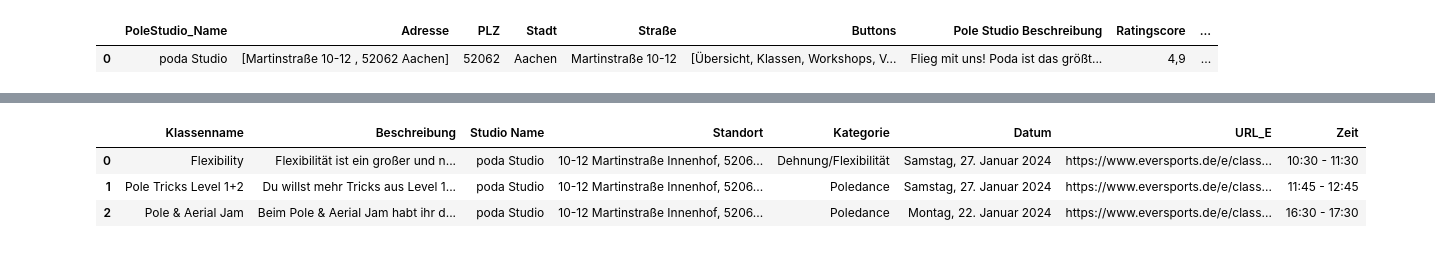
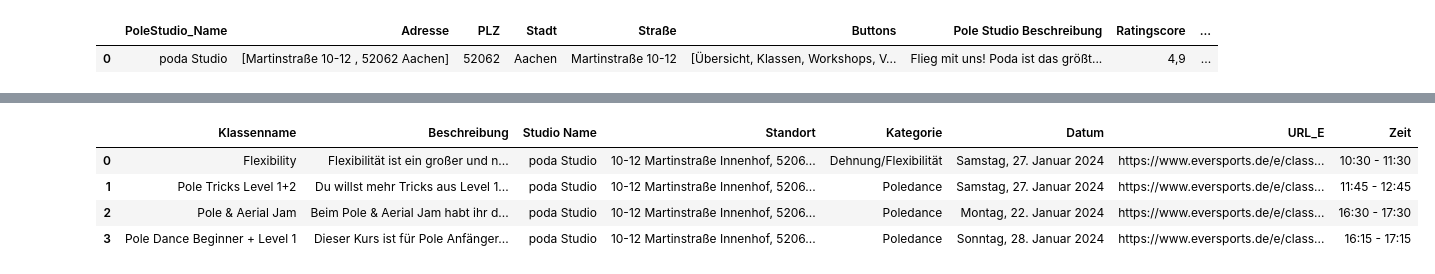
Before and after one commit to hamudal/Hall_of_Pole_Version_5, a Jupyter notebook: 1_Latest_version_Hop_Scrapper_V5/Scraper_V3/MainFrame.ipynb, the cells around one changed output, grey strips where cells are left out. Saved outputs shown, nothing was run; the diff lists cells and outputs as text; code cells hidden in the pictures.

```diff
--- a/1_Latest_version_Hop_Scrapper_V5/Scraper_V3/MainFrame.ipynb
+++ b/1_Latest_version_Hop_Scrapper_V5/Scraper_V3/MainFrame.ipynb
@@ -152,10 +154,11 @@ all_classes_data[:3]
-# %%
-all_classes_details_data[:3]
-# %% [output]
-|  | Klassenname | Beschreibung | Studio Name | Standort | Kategorie | Datum | URL_E | Zeit |
-| 0 | Flexibility | Flexibilität ist ein großer und n... | poda Studio | 10-12 Martinstraße Innenhof, 5206... | Dehnung/Flexibilität | Samstag, 27. Januar 2024 | https://www.eversports.de/e/class... | 10:30 - 11:30 |
-| 1 | Pole Tricks Level 1+2 | Du willst mehr Tricks aus Level 1... | poda Studio | 10-12 Martinstraße Innenhof, 5206... | Poledance | Samstag, 27. Januar 2024 | https://www.eversports.de/e/class... | 11:45 - 12:45 |
-| 2 | Pole & Aerial Jam | Beim Pole & Aerial Jam habt ihr d... | poda Studio | 10-12 Martinstraße Innenhof, 5206... | Poledance | Montag, 22. Januar 2024 | https://www.eversports.de/e/class... | 16:30 - 17:30 |
+# %%
+all_classes_details_data.head(4)
+# %% [output]
+|  | Klassenname | Beschreibung | Studio Name | Standort | Kategorie | Datum | URL_E | Zeit |
+| 0 | Flexibility | Flexibilität ist ein großer und n... | poda Studio | 10-12 Martinstraße Innenhof, 5206... | Dehnung/Flexibilität | Samstag, 27. Januar 2024 | https://www.eversports.de/e/class... | 10:30 - 11:30 |
+| 1 | Pole Tricks Level 1+2 | Du willst mehr Tricks aus Level 1... | poda Studio | 10-12 Martinstraße Innenhof, 5206... | Poledance | Samstag, 27. Januar 2024 | https://www.eversports.de/e/class... | 11:45 - 12:45 |
+| 2 | Pole & Aerial Jam | Beim Pole & Aerial Jam habt ihr d... | poda Studio | 10-12 Martinstraße Innenhof, 5206... | Poledance | Montag, 22. Januar 2024 | https://www.eversports.de/e/class... | 16:30 - 17:30 |
+| 3 | Pole Dance Beginner + Level 1 | Dieser Kurs ist für Pole Anfänger... | poda Studio | 10-12 Martinstraße Innenhof, 5206... | Poledance | Sonntag, 28. Januar 2024 | https://www.eversports.de/e/class... | 16:15 - 17:15 |
 # %%
 # # # Exportieren der DataFrames in CSV-Dateien
 # all_pole_studio_data.to_csv("all_pole_studio_datad.csv", index=False)
```
Also changed, not shown: parts of 3 cells of this notebook, 1 other file.
